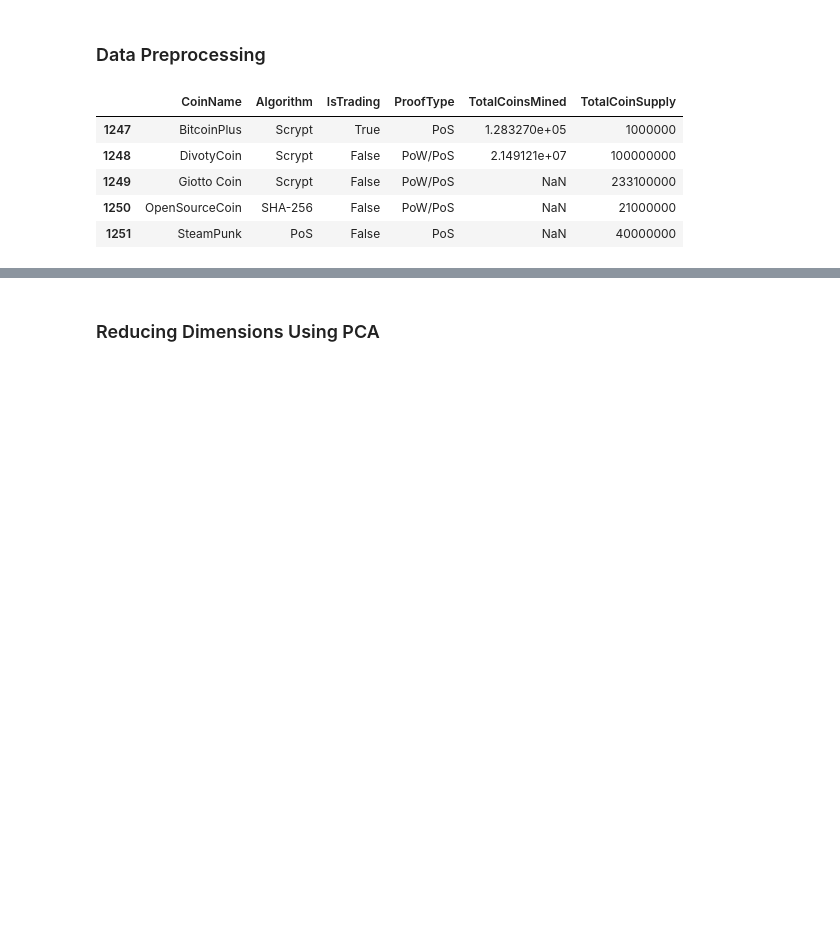
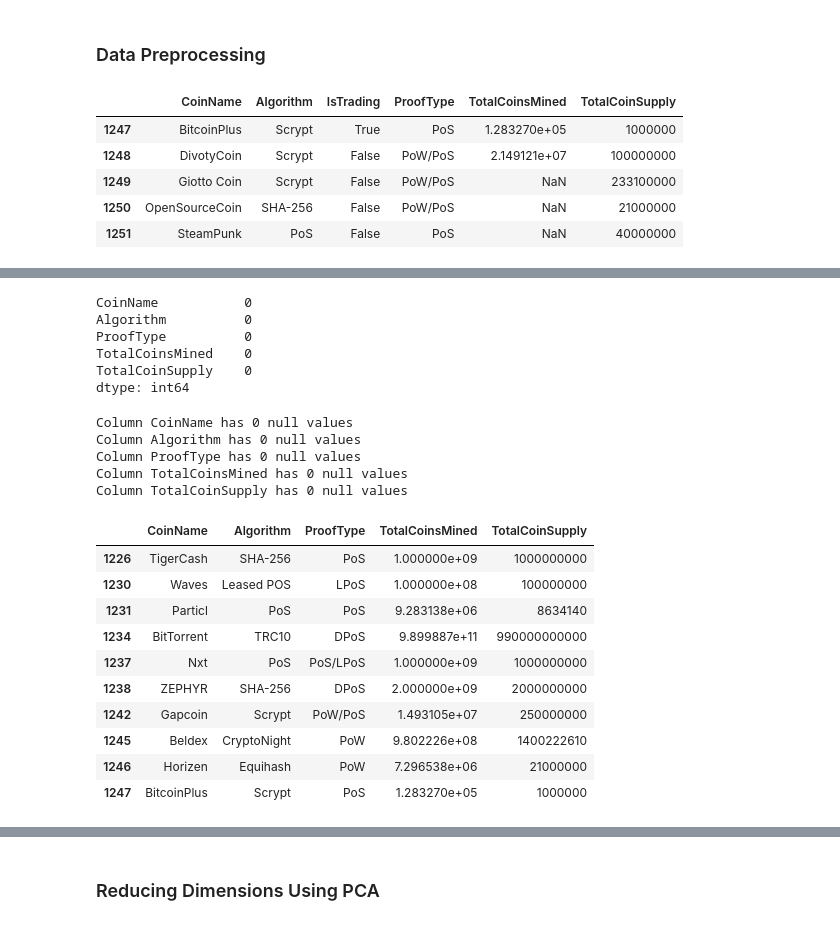
Before and after one commit to ColinNeagle/AWS_HW, a Jupyter notebook: 13-AWS-Lex/Instructions/Starter_Files/crypto_clustering.ipynb, the cells around one changed output, grey strips where cells are left out. Cells and saved outputs as stored; diff of their text form; code cells hidden in the pictures; blank space fills up the shorter version.

```diff
--- a/13-AWS-Lex/Instructions/Starter_Files/crypto_clustering.ipynb
+++ b/13-AWS-Lex/Instructions/Starter_Files/crypto_clustering.ipynb
@@ -116,3 +115,5 @@ TotalCoinSupply      0
 dtype: int64
 # %%
 # Remove rows with at least 1 null value
+crypto_df = crypto_df.dropna()
+crypto_df.head()
@@ -119,4 +127,37 @@ dtype: int64
+# %%
+crypto_df.isnull().sum()
+# %% [output]
+CoinName           0
+Algorithm          0
+ProofType          0
+TotalCoinsMined    0
+TotalCoinSupply    0
+dtype: int64
+# %%
+#validating nulls are dropped
+for column in crypto_df.columns:
+    print(f"Column {column} has {crypto_df[column].isnull().sum()} null values")
+# %% [output]
+Column CoinName has 0 null values
+Column Algorithm has 0 null values
+Column ProofType has 0 null values
+Column TotalCoinsMined has 0 null values
+Column TotalCoinSupply has 0 null values
 # %%
 # Remove rows with cryptocurrencies having no coins mined
+crypto_df=crypto_df.loc[crypto_df["TotalCoinsMined"]  > 0]
+crypto_df.tail(10)
+# %% [output]
+|  | CoinName | Algorithm | ProofType | TotalCoinsMined | TotalCoinSupply |
+| 1226 | TigerCash | SHA-256 | PoS | 1.000000e+09 | 1000000000 |
+| 1230 | Waves | Leased POS | LPoS | 1.000000e+08 | 100000000 |
+| 1231 | Particl | PoS | PoS | 9.283138e+06 | 8634140 |
+| 1234 | BitTorrent | TRC10 | DPoS | 9.899887e+11 | 990000000000 |
+| 1237 | Nxt | PoS | PoS/LPoS | 1.000000e+09 | 1000000000 |
+| 1238 | ZEPHYR | SHA-256 | DPoS | 2.000000e+09 | 2000000000 |
+| 1242 | Gapcoin | Scrypt | PoW/PoS | 1.493105e+07 | 250000000 |
+| 1245 | Beldex | CryptoNight | PoW | 9.802226e+08 | 1400222610 |
+| 1246 | Horizen | Equihash | PoW | 7.296538e+06 | 21000000 |
+| 1247 | BitcoinPlus | Scrypt | PoS | 1.283270e+05 | 1000000 |
 # %%
 # Drop rows where there are 'N/A' text values
```
Also changed, not shown: parts of 23 cells of this notebook.
